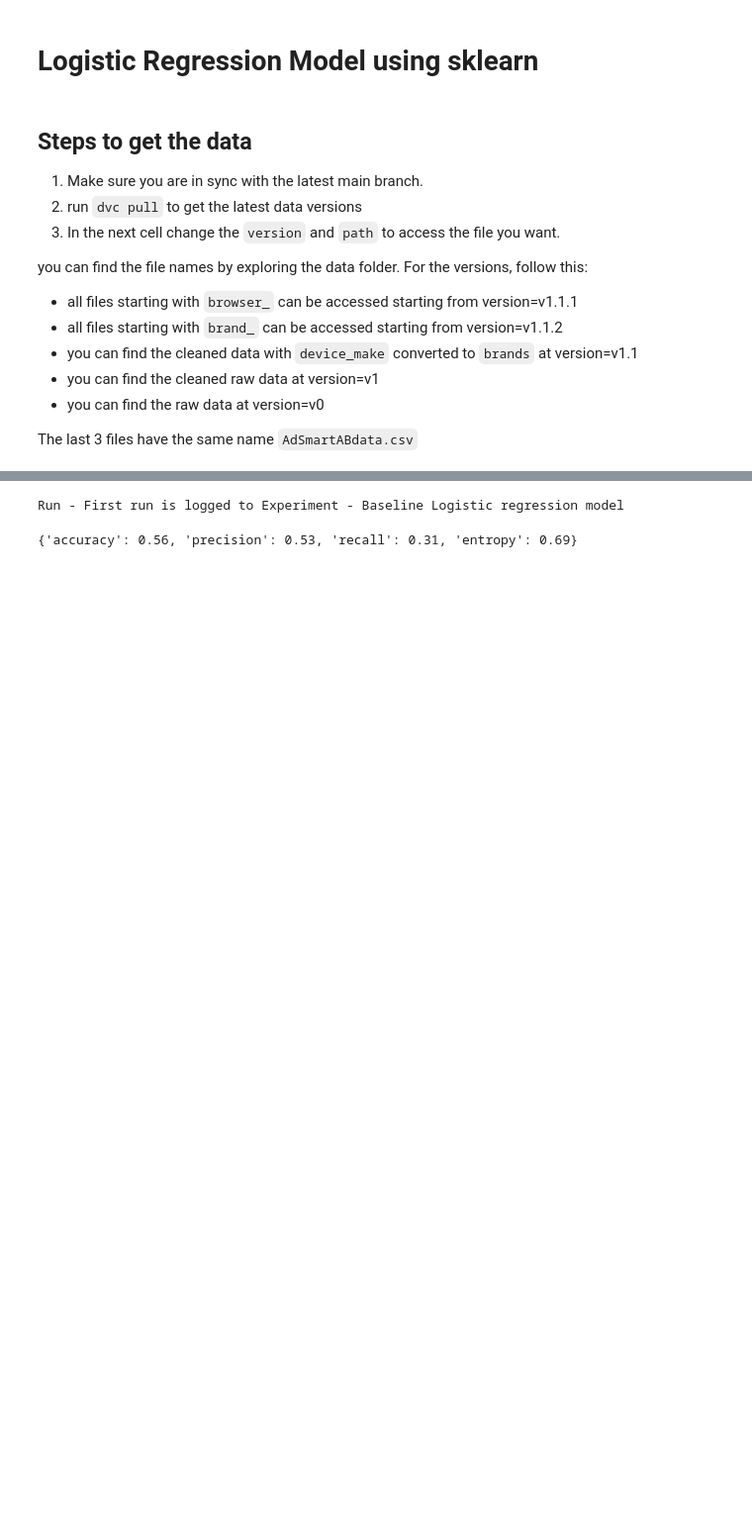
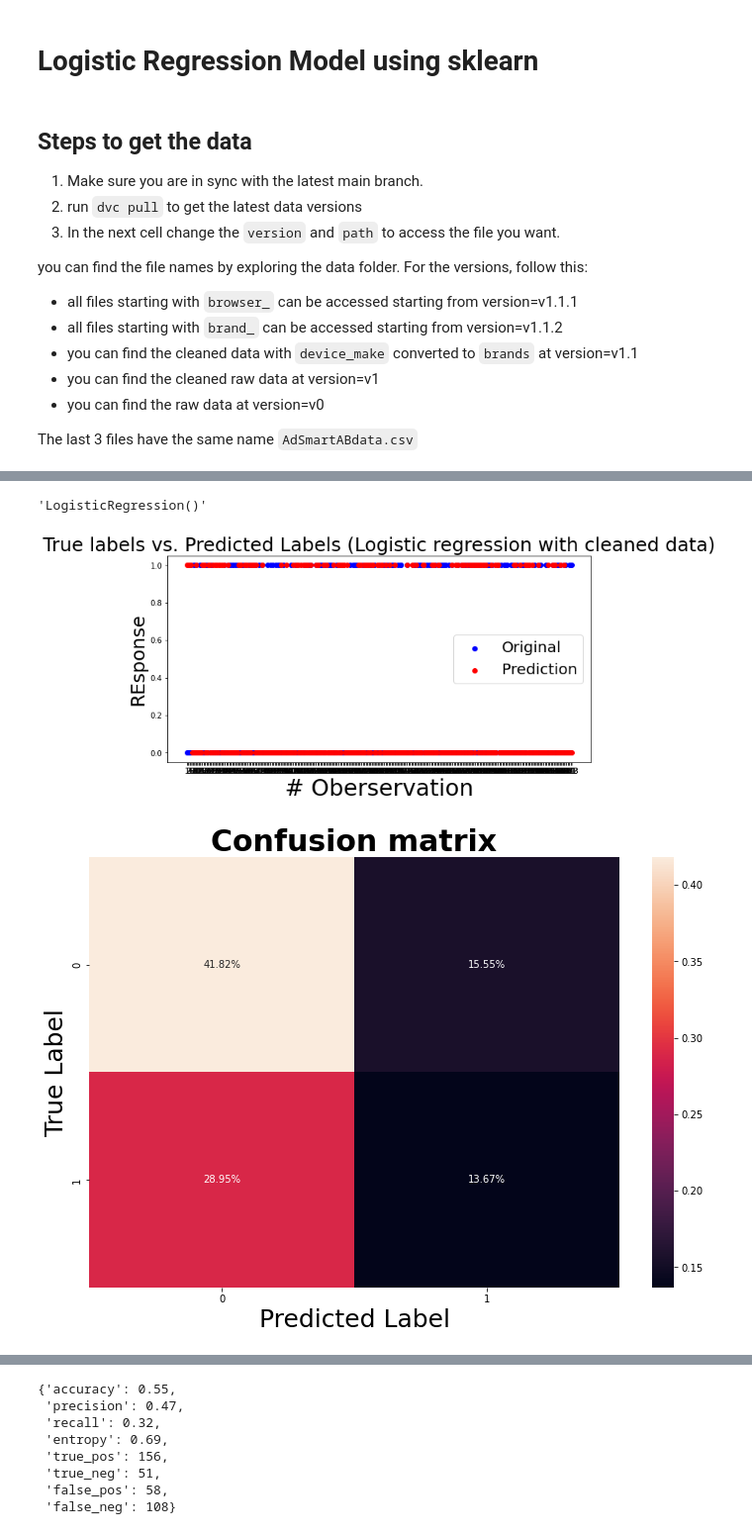
Before and after one commit to 10AcademyAbtestingProject/smartAd-abtesting, a Jupyter notebook: Notebooks/logistic_regression.ipynb, the cells around one changed output, grey strips where cells are left out. Shown: that part at 99% size. Saved outputs shown, nothing was run; the diff lists cells and outputs as text; code cells hidden in the pictures; blank space fills up the shorter version.

Commit message:
notebook: test the new metrics and figures

```diff
--- a/Notebooks/logistic_regression.ipynb
+++ b/Notebooks/logistic_regression.ipynb
@@ -35,7 +35,7 @@ For the versions, follow this:
 
 The last 3 files have the same name `AdSmartABdata.csv`
 # %%
-def dvc_get_data(path='Data/platform_os_6.csv', version='v3'):
+def dvc_get_data(path='Data/cleaned_data.csv', version='v3'):
     repo = "../"
     content = dvc.api.read(path=path,
                         repo=repo,
@@ -53,8 +68,13 @@ x = df.drop(columns=['response'])
 y = df['response'].values
 # %%
 model = LogisticRegression()
+str(model)
+# %% [output]
+'LogisticRegression()'
 # %%
 run_train_pipeline(model, x, y,
-                experiment_name='Logistic regression model',
-                run_name='first_run')
+                experiment_name='Logistic regression with cleaned data',
+                run_name='with feature importance plot')
 # %% [output]
+[figure, added]
+[figure, added]
@@ -65,5 +85,11 @@ Created version '1' of model 'Baseline Logistic regression model_First run_Fri-M
-Run - First run is logged to Experiment - Baseline Logistic regression model
+{'accuracy': 0.55,
+ 'precision': 0.47,
+ 'recall': 0.32,
+ 'entropy': 0.69,
+ 'true_pos': 156,
+ 'true_neg': 51,
+ 'false_pos': 58,
+ 'false_neg': 108}
-{'accuracy': 0.56, 'precision': 0.53, 'recall': 0.31, 'entropy': 0.69}
 # %%
 # import mlflow
 # mlflow.end_run()
```
Also changed, not shown: parts of 2 cells of this notebook, 51 other files.
